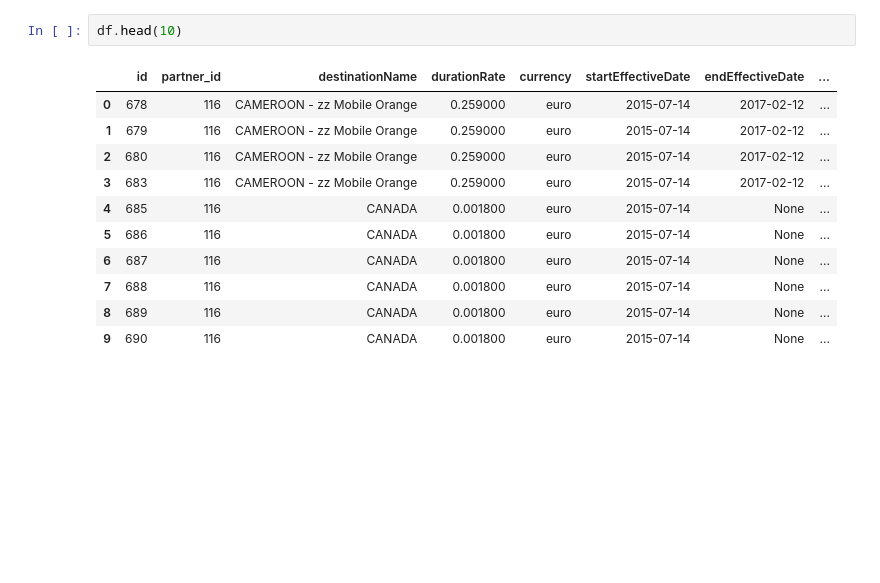
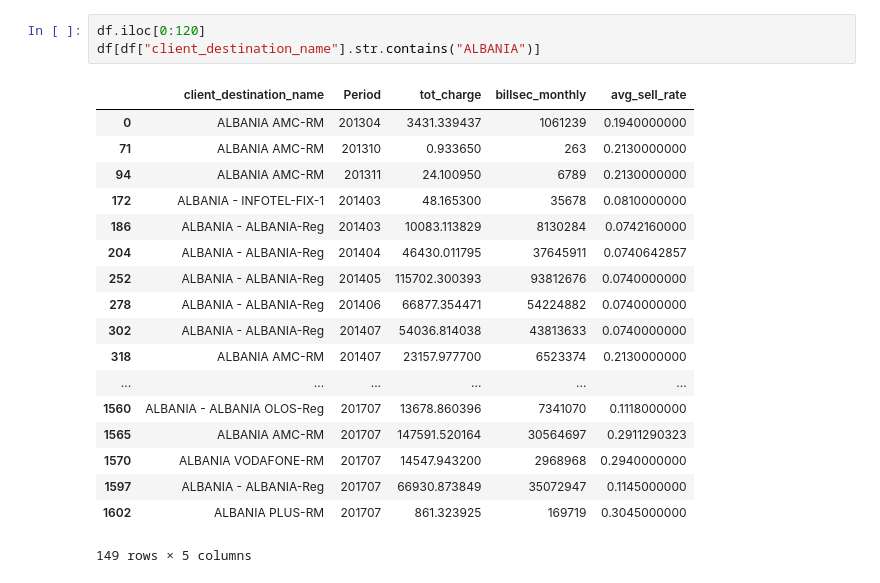
Before and after one commit to visi27/PythonDataProjects, a Jupyter notebook: MysqlTest/Untitled.ipynb, the cells around one changed output. Saved outputs shown, nothing was run; the diff lists cells and outputs as text; blank space fills up the shorter version.

```diff
--- a/MysqlTest/Untitled.ipynb
+++ b/MysqlTest/Untitled.ipynb
@@ -11,20 +18,28 @@ engine.dispose()
 
 df = pd.DataFrame(resoverall.fetchall())
 df.columns = resoverall.keys()
-# %%
-df.head(10)
-# %% [output]
-|  | id | partner_id | destinationName | durationRate | currency | startEffectiveDate | endEffectiveDate | ... |
-| 0 | 678 | 116 | CAMEROON - zz Mobile Orange | 0.259000 | euro | 2015-07-14 | 2017-02-12 | ... |
-| 1 | 679 | 116 | CAMEROON - zz Mobile Orange | 0.259000 | euro | 2015-07-14 | 2017-02-12 | ... |
-| 2 | 680 | 116 | CAMEROON - zz Mobile Orange | 0.259000 | euro | 2015-07-14 | 2017-02-12 | ... |
-| 3 | 683 | 116 | CAMEROON - zz Mobile Orange | 0.259000 | euro | 2015-07-14 | 2017-02-12 | ... |
-| 4 | 685 | 116 | CANADA | 0.001800 | euro | 2015-07-14 | None | ... |
-| 5 | 686 | 116 | CANADA | 0.001800 | euro | 2015-07-14 | None | ... |
-| 6 | 687 | 116 | CANADA | 0.001800 | euro | 2015-07-14 | None | ... |
-| 7 | 688 | 116 | CANADA | 0.001800 | euro | 2015-07-14 | None | ... |
-| 8 | 689 | 116 | CANADA | 0.001800 | euro | 2015-07-14 | None | ... |
-| 9 | 690 | 116 | CANADA | 0.001800 | euro | 2015-07-14 | None | ... |
+# %%
+df.iloc[0:120]
+df[df["client_destination_name"].str.contains("ALBANIA")]
+# %% [output]
+|  | client_destination_name | Period | tot_charge | billsec_monthly | avg_sell_rate |
+| 0 | ALBANIA AMC-RM | 201304 | 3431.339437 | 1061239 | 0.1940000000 |
+| 71 | ALBANIA AMC-RM | 201310 | 0.933650 | 263 | 0.2130000000 |
+| 94 | ALBANIA AMC-RM | 201311 | 24.100950 | 6789 | 0.2130000000 |
+| 172 | ALBANIA - INFOTEL-FIX-1 | 201403 | 48.165300 | 35678 | 0.0810000000 |
+| 186 | ALBANIA - ALBANIA-Reg | 201403 | 10083.113829 | 8130284 | 0.0742160000 |
+| 204 | ALBANIA - ALBANIA-Reg | 201404 | 46430.011795 | 37645911 | 0.0740642857 |
+| 252 | ALBANIA - ALBANIA-Reg | 201405 | 115702.300393 | 93812676 | 0.0740000000 |
+| 278 | ALBANIA - ALBANIA-Reg | 201406 | 66877.354471 | 54224882 | 0.0740000000 |
+| 302 | ALBANIA - ALBANIA-Reg | 201407 | 54036.814038 | 43813633 | 0.0740000000 |
+| 318 | ALBANIA AMC-RM | 201407 | 23157.977700 | 6523374 | 0.2130000000 |
+| ... | ... | ... | ... | ... | ... |
+| 1560 | ALBANIA - ALBANIA OLOS-Reg | 201707 | 13678.860396 | 7341070 | 0.1118000000 |
+| 1565 | ALBANIA AMC-RM | 201707 | 147591.520164 | 30564697 | 0.2911290323 |
+| 1570 | ALBANIA VODAFONE-RM | 201707 | 14547.943200 | 2968968 | 0.2940000000 |
+| 1597 | ALBANIA - ALBANIA-Reg | 201707 | 66930.873849 | 35072947 | 0.1145000000 |
+| 1602 | ALBANIA PLUS-RM | 201707 | 861.323925 | 169719 | 0.3045000000 |
+149 rows × 5 columns
 # %%
 df.shape
 # %% [output]
```
Also changed, not shown: parts of 5 cells of this notebook.
